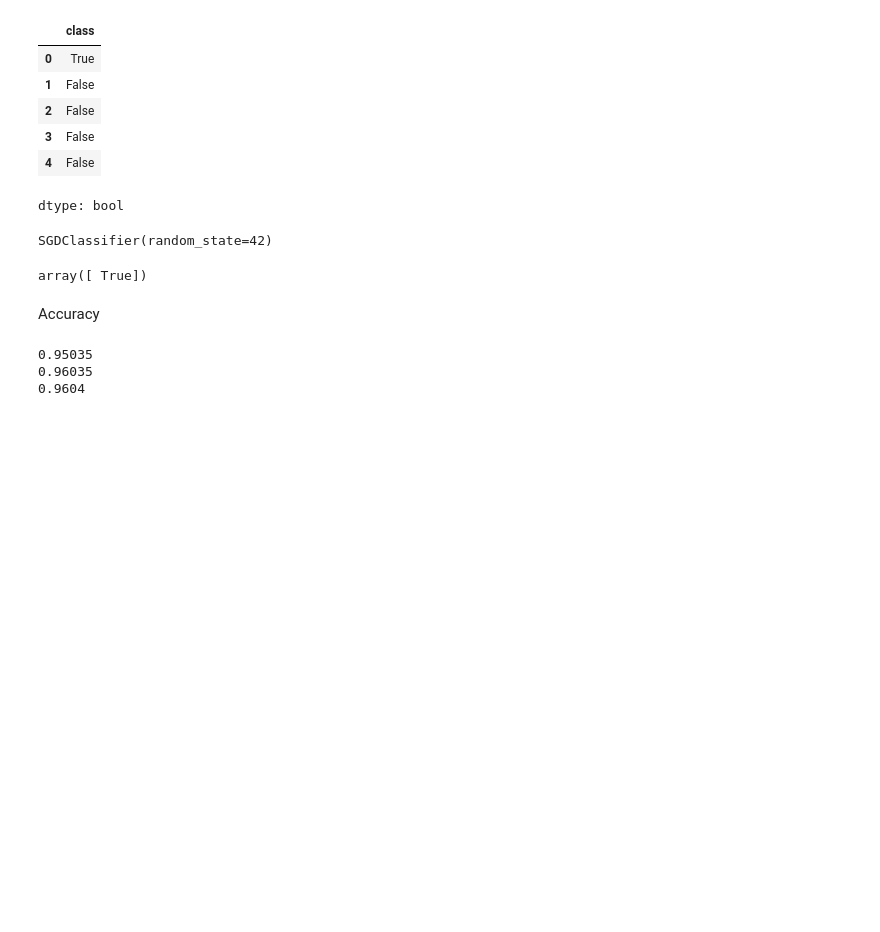
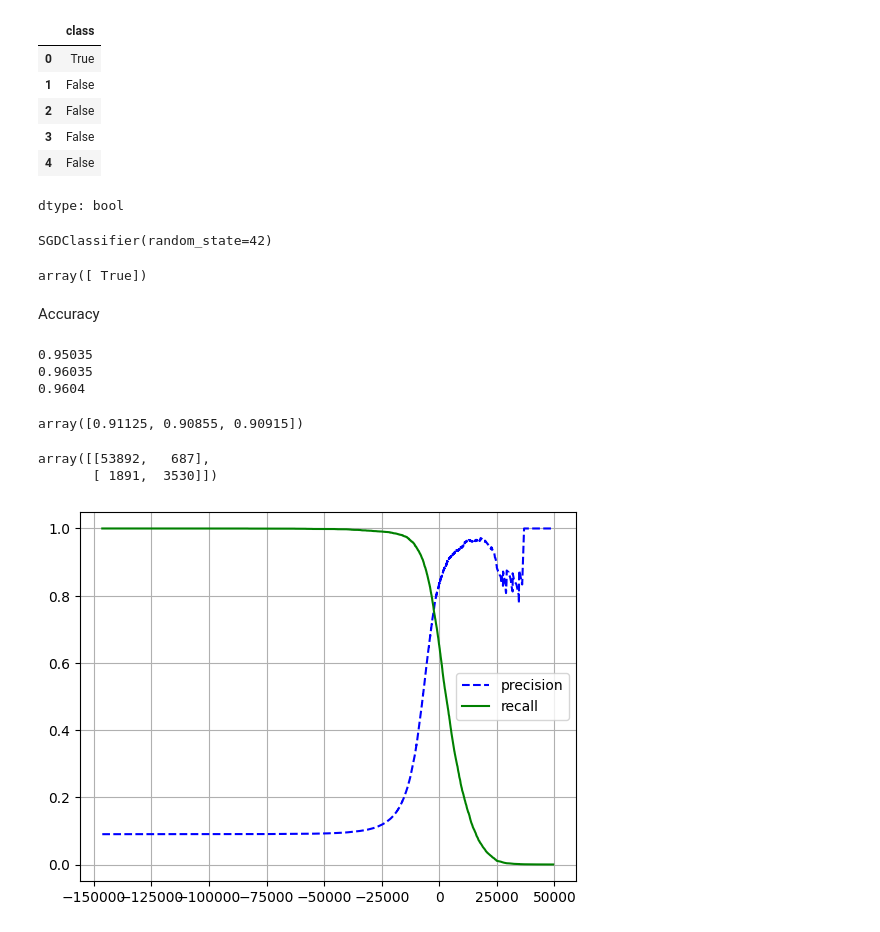
Before and after one commit to prdurgam-edu/DataScience_CourseWork, a Jupyter notebook: AurelienGeron_02_classification.ipynb, the cells around one changed output. Drawn from its saved outputs; the diff is of its cells as text; code cells hidden in the pictures; blank space fills up the shorter version.

```diff
--- a/AurelienGeron_02_classification.ipynb
+++ b/AurelienGeron_02_classification.ipynb
@@ -91,3 +98,8 @@ class Never5Classifier(BaseEstimator):
     return self
   def predict(self, X):
     return np.zeros((len(X),1),dtype=bool)
+# %%
+never_5_clf = Never5Classifier()
+cross_val_score(never_5_clf, X_train, y_train_5, cv=3, scoring='accuracy')
+# %% [output]
+array([0.91125, 0.90855, 0.90915])
@@ -93,0 +108,17 @@ class Never5Classifier(BaseEstimator):
+# %%
+confusion_matrix(y_train_5, y_train_pred)
+# %% [output]
+array([[53892,   687],
+       [ 1891,  3530]])
+# %%
+y_scores = cross_val_predict(sgd_clf,X_train,y_train_5,cv=3, method="decision_function")
+# %%
+precisions, recalls, thresholds = precision_recall_curve(y_train_5, y_scores)
+# %%
+plt.plot(thresholds, precisions[:-1],"b--", label="precision")
+plt.plot(thresholds, recalls[:-1],"g-", label="recall")
+plt.legend()
+plt.grid()
+plt.show()
+# %% [output]
+[figure, added]
```
Also changed, not shown: parts of 8 cells of this notebook.
